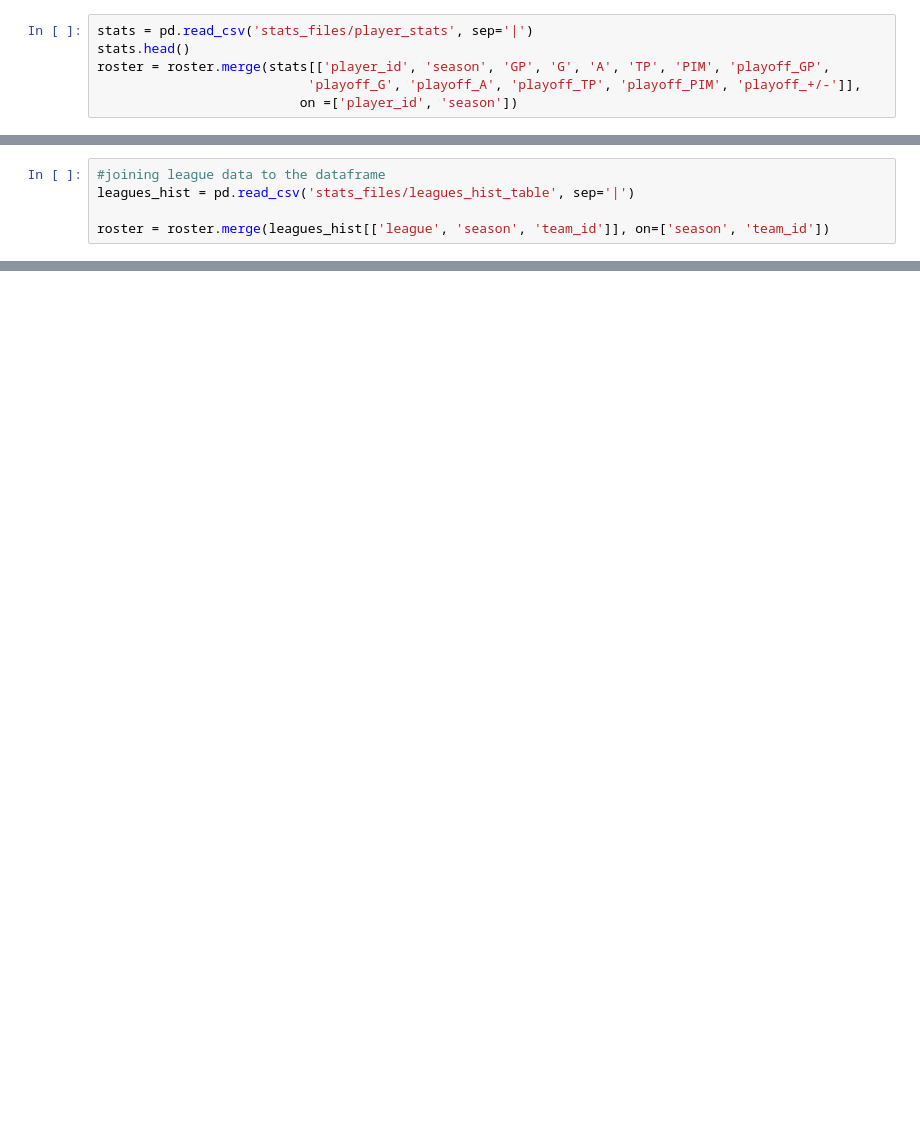
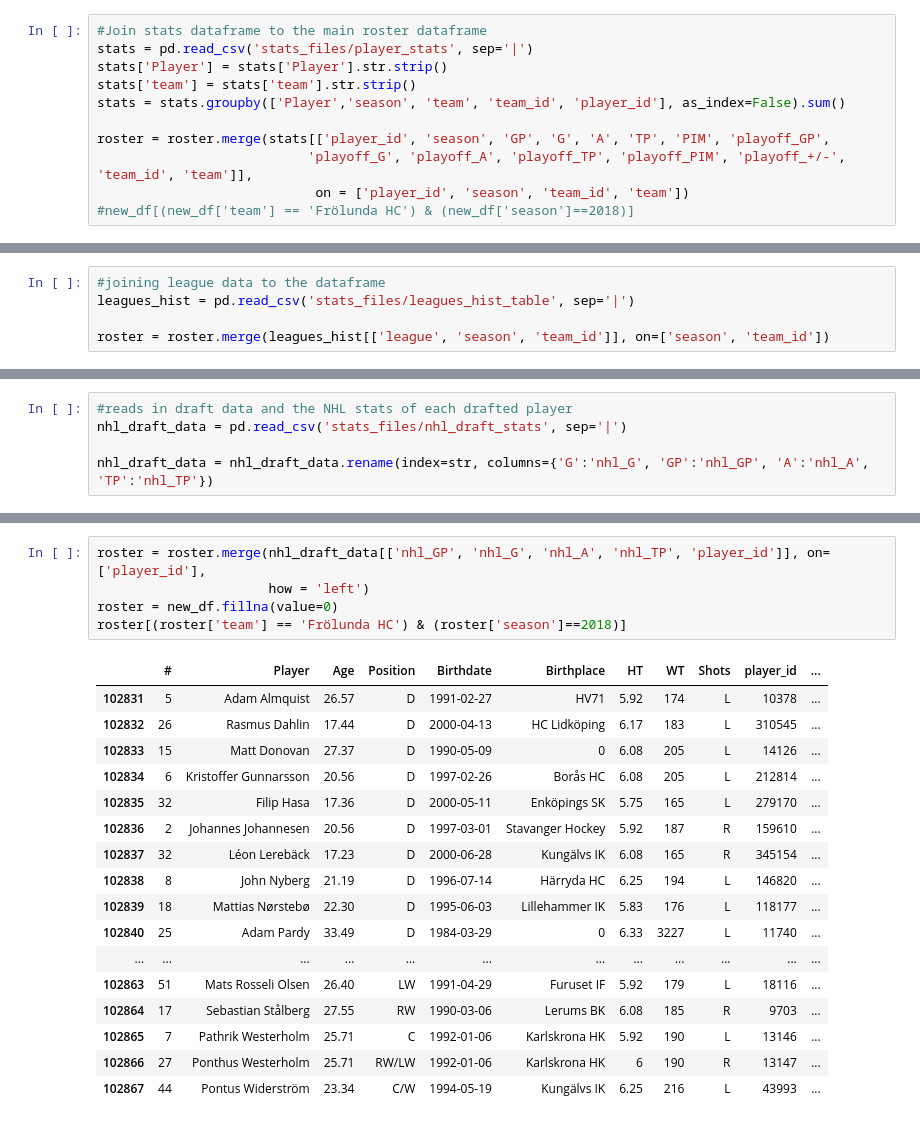
Before and after one commit to Schmoegurt/prospectmodel, a Jupyter notebook: Prospect Model.ipynb, the cells around one changed output, grey strips where cells are left out. Drawn from its saved outputs; the diff is of its cells as text; blank space fills up the shorter version.

```diff
--- a/Prospect Model.ipynb
+++ b/Prospect Model.ipynb
@@ -59,9 +62,14 @@ def draft_year(age):
 roster['draft_year'] = roster['draft_cutoff_age'].apply(draft_year)
 #roster.Age.astype
 # %%
+#Join stats dataframe to the main roster dataframe
 stats = pd.read_csv('stats_files/player_stats', sep='|')
-stats.head()
+stats['Player'] = stats['Player'].str.strip()
+stats['team'] = stats['team'].str.strip()
+stats = stats.groupby(['Player','season', 'team', 'team_id', 'player_id'], as_index=False).sum()
+
 roster = roster.merge(stats[['player_id', 'season', 'GP', 'G', 'A', 'TP', 'PIM', 'playoff_GP',
-                           'playoff_G', 'playoff_A', 'playoff_TP', 'playoff_PIM', 'playoff_+/-']],
-                          on =['player_id', 'season'])
+                           'playoff_G', 'playoff_A', 'playoff_TP', 'playoff_PIM', 'playoff_+/-', 'team_id', 'team']],
+                            on = ['player_id', 'season', 'team_id', 'team'])
+#new_df[(new_df['team'] == 'Frölunda HC') & (new_df['season']==2018)]
 # %%
@@ -152,0 +105,5 @@ import pandas as pd
+# %%
+#reads in draft data and the NHL stats of each drafted player
+nhl_draft_data = pd.read_csv('stats_files/nhl_draft_stats', sep='|')
+
+nhl_draft_data = nhl_draft_data.rename(index=str, columns={'G':'nhl_G', 'GP':'nhl_GP', 'A':'nhl_A', 'TP':'nhl_TP'})
@@ -152,0 +117,23 @@ import pandas as pd
+# %%
+roster = roster.merge(nhl_draft_data[['nhl_GP', 'nhl_G', 'nhl_A', 'nhl_TP', 'player_id']], on=['player_id'],
+                      how = 'left')
+roster = new_df.fillna(value=0)
+roster[(roster['team'] == 'Frölunda HC') & (roster['season']==2018)]
+# %% [output]
+|  | # | Player | Age | Position | Birthdate | Birthplace | HT | WT | Shots | player_id | ... |
+| 102831 | 5 | Adam Almquist | 26.57 | D | 1991-02-27 | HV71 | 5.92 | 174 | L | 10378 | ... |
+| 102832 | 26 | Rasmus Dahlin | 17.44 | D | 2000-04-13 | HC Lidköping | 6.17 | 183 | L | 310545 | ... |
+| 102833 | 15 | Matt Donovan | 27.37 | D | 1990-05-09 | 0 | 6.08 | 205 | L | 14126 | ... |
+| 102834 | 6 | Kristoffer Gunnarsson | 20.56 | D | 1997-02-26 | Borås HC | 6.08 | 205 | L | 212814 | ... |
+| 102835 | 32 | Filip Hasa | 17.36 | D | 2000-05-11 | Enköpings SK | 5.75 | 165 | L | 279170 | ... |
+| 102836 | 2 | Johannes Johannesen | 20.56 | D | 1997-03-01 | Stavanger Hockey | 5.92 | 187 | R | 159610 | ... |
+| 102837 | 32 | Léon Lerebäck | 17.23 | D | 2000-06-28 | Kungälvs IK | 6.08 | 165 | R | 345154 | ... |
+| 102838 | 8 | John Nyberg | 21.19 | D | 1996-07-14 | Härryda HC | 6.25 | 194 | L | 146820 | ... |
+| 102839 | 18 | Mattias Nørstebø | 22.30 | D | 1995-06-03 | Lillehammer IK | 5.83 | 176 | L | 118177 | ... |
+| 102840 | 25 | Adam Pardy | 33.49 | D | 1984-03-29 | 0 | 6.33 | 3227 | L | 11740 | ... |
+| ... | ... | ... | ... | ... | ... | ... | ... | ... | ... | ... | ... |
+| 102863 | 51 | Mats Rosseli Olsen | 26.40 | LW | 1991-04-29 | Furuset IF | 5.92 | 179 | L | 18116 | ... |
+| 102864 | 17 | Sebastian Stålberg | 27.55 | RW | 1990-03-06 | Lerums BK | 6.08 | 185 | R | 9703 | ... |
+| 102865 | 7 | Pathrik Westerholm | 25.71 | C | 1992-01-06 | Karlskrona HK | 5.92 | 190 | L | 13146 | ... |
+| 102866 | 27 | Ponthus Westerholm | 25.71 | RW/LW | 1992-01-06 | Karlskrona HK | 6 | 190 | R | 13147 | ... |
+| 102867 | 44 | Pontus Widerström | 23.34 | C/W | 1994-05-19 | Kungälvs IK | 6.25 | 216 | L | 43993 | ... |
```
Also changed, not shown: parts of 49 cells of this notebook, 2 other files.
